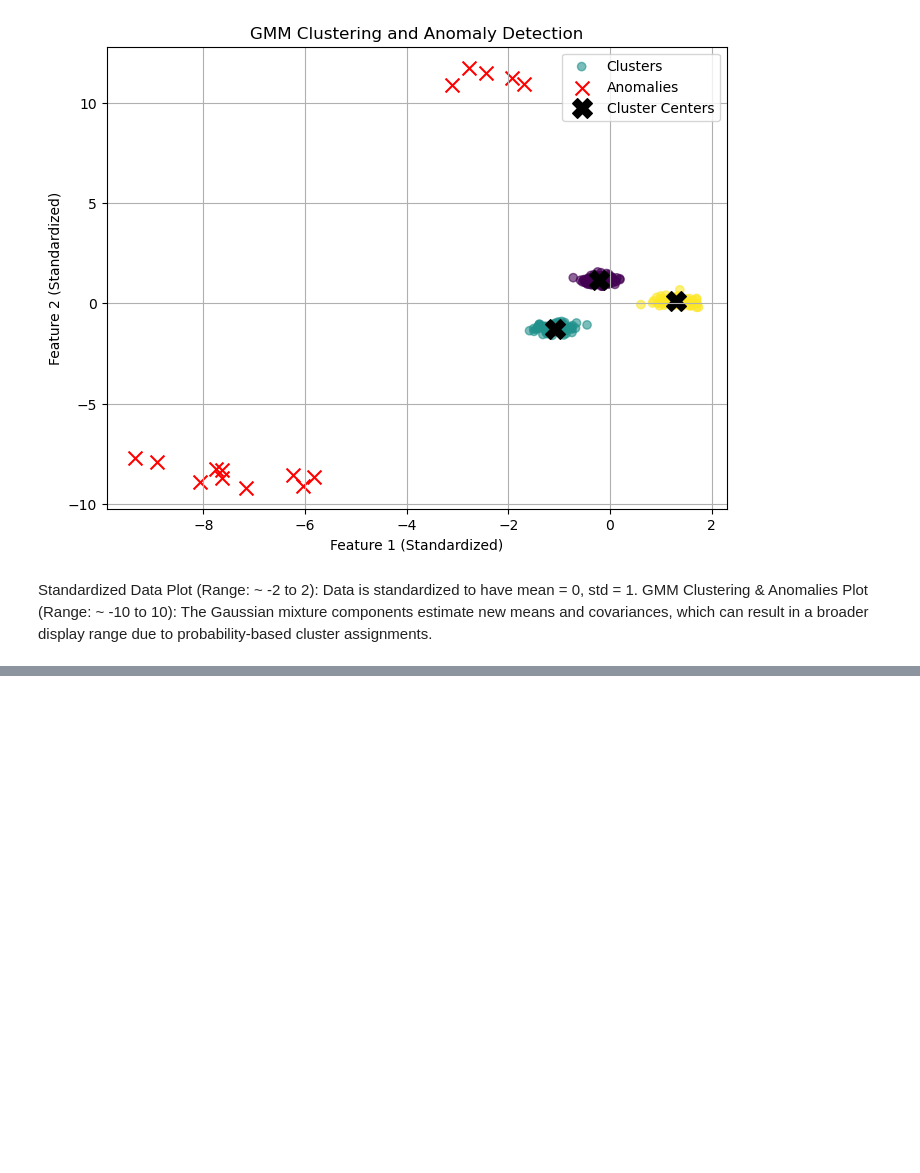
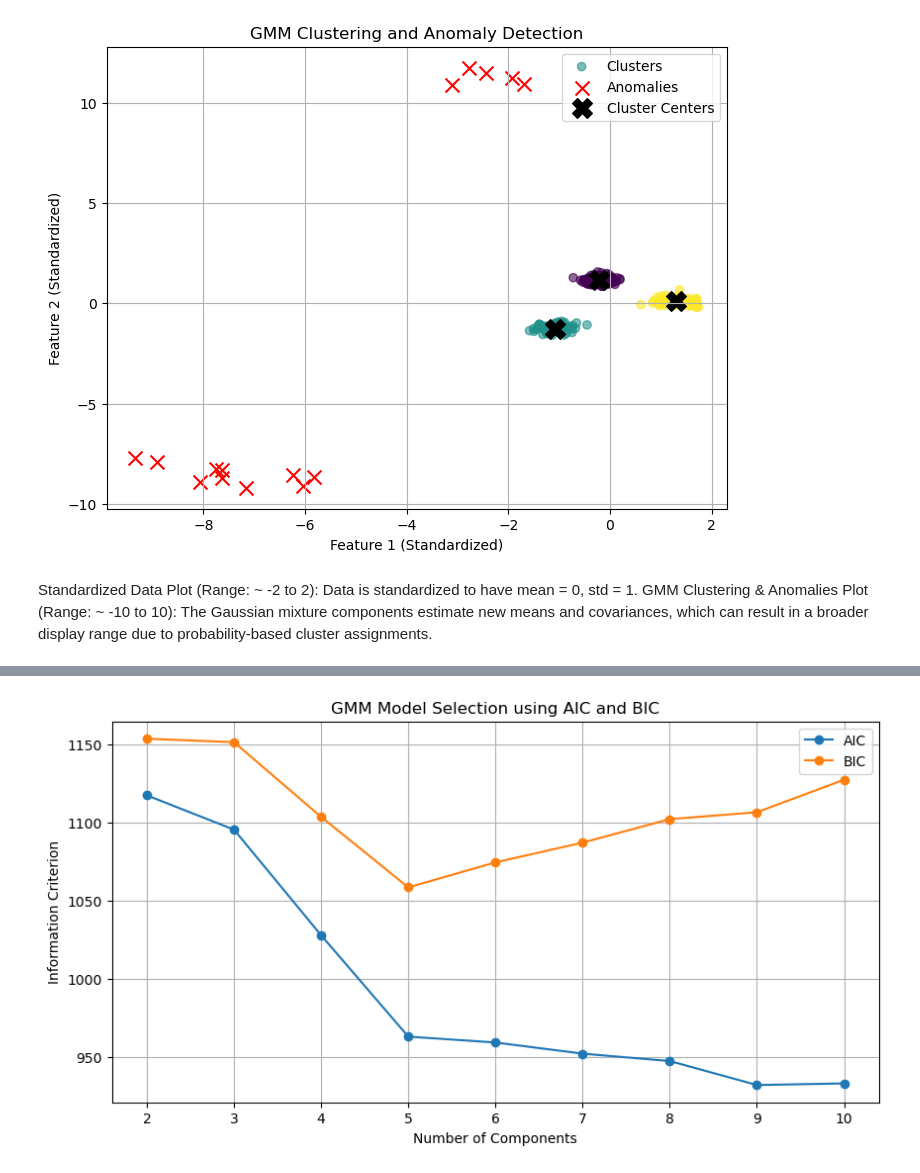
Before and after one commit to Gyrith/Machine-Learning-Models, a Jupyter notebook: Unsupervised Learning/Gaussian Mixture Models (GMM).ipynb, the cells around one changed output, grey strips where cells are left out. Drawn from its saved outputs; the diff is of its cells as text; code cells hidden in the pictures; blank space fills up the shorter version.

```diff
--- a/Unsupervised Learning/Gaussian Mixture Models (GMM).ipynb
+++ b/Unsupervised Learning/Gaussian Mixture Models (GMM).ipynb
@@ -107,0 +226,10 @@ GMM Clustering & Anomalies Plot (Range: ~ -10 to 10): The Gaussian mixture compo
+# %%
+# Preprocessing
+X = mall_df[['Annual Income (k$)', 'Spending Score (1-100)']].copy()
+# %%
+# standardize
+scaler = StandardScaler()
+X_scaled = scaler.fit_transform(X)
+
+X_scaled = pd.DataFrame(X_scaled,columns=X.columns,index=X.index)
+X_scaled.head()
@@ -107,0 +293,18 @@ GMM Clustering & Anomalies Plot (Range: ~ -10 to 10): The Gaussian mixture compo
+# %%
+# hyperparameter tuning
+results = []
+
+for n in range(2, 11):
+    model = GaussianMixture(n_components=n,random_state=42)
+
+    model.fit(X_scaled)
+
+    results.append({
+        'Components': n,
+        'AIC': model.aic(X_scaled),
+        'BIC': model.bic(X_scaled)
+    })
+
+gmm_results = pd.DataFrame(results)
+
+gmm_results
@@ -107,0 +322,17 @@ GMM Clustering & Anomalies Plot (Range: ~ -10 to 10): The Gaussian mixture compo
+# %%
+plt.figure(figsize=(10, 5))
+
+plt.plot(gmm_results['Components'], gmm_results['AIC'],
+         marker='o', label='AIC')
+
+plt.plot(gmm_results['Components'], gmm_results['BIC'],
+         marker='o', label='BIC')
+
+plt.xlabel('Number of Components')
+plt.ylabel('Information Criterion')
+plt.title('GMM Model Selection using AIC and BIC')
+plt.legend()
+plt.grid(True)
+plt.show()
+# %% [output]
+[figure, added]
```
Also changed, not shown: parts of 24 cells of this notebook.
